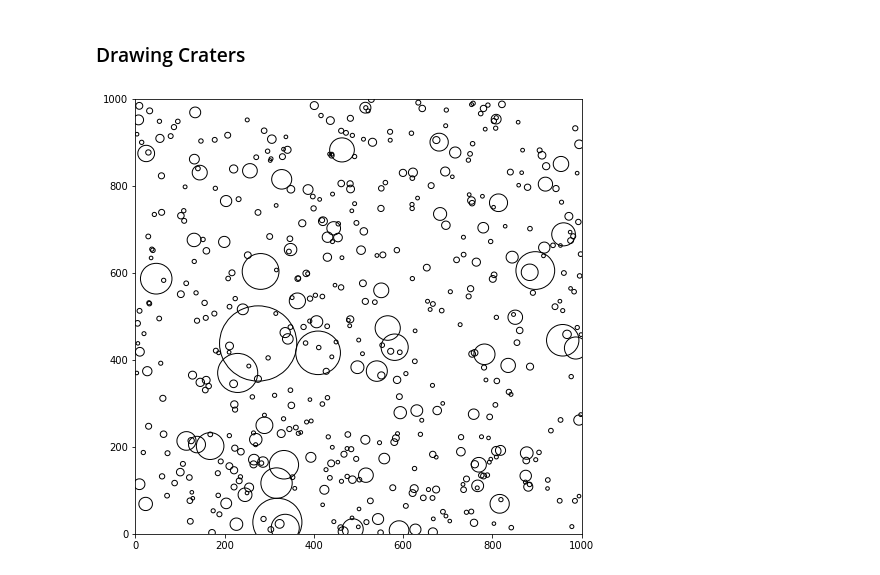
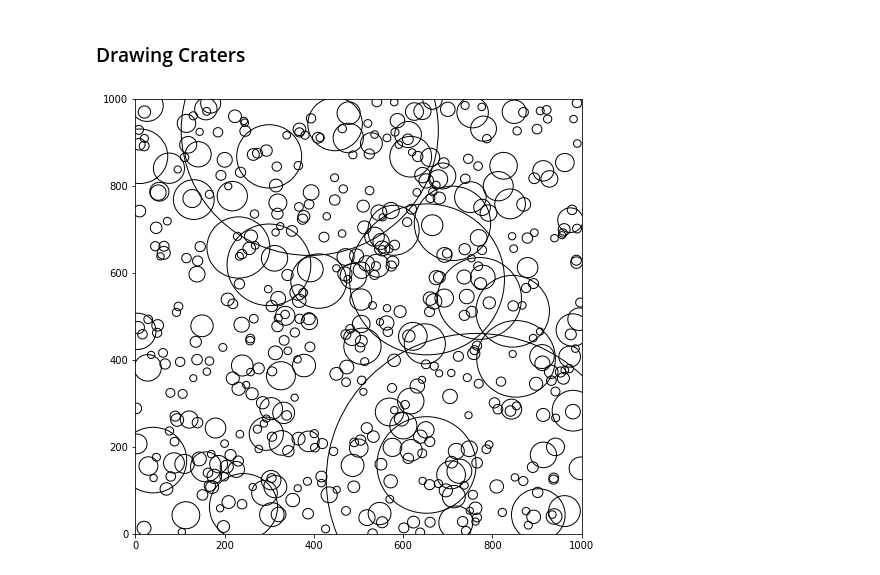
Before and after one commit to seanmason/saturation, a Jupyter notebook: notebooks/CraterDrawing.ipynb, the cells around one changed output. Saved outputs shown, nothing was run; the diff lists cells and outputs as text; code cells hidden in the pictures.

```diff
--- a/notebooks/CraterDrawing.ipynb
+++ b/notebooks/CraterDrawing.ipynb
@@ -8,24 +9,26 @@ from saturation.distributions import *
 # %% [markdown]
 ### Drawing Craters
+# %%
+def plot_crater(center: Location, radius: float, arc: Arc, size: float):
+    ax.add_patch(matplotlib.patches.Arc((center[0] * size, center[1] * size),
+                                        width=radius * 2,
+                                        height=radius * 2,
+                                        theta1=np.rad2deg(arc[0]),
+                                        theta2=np.rad2deg(arc[1])))
 # %%
 power_law_distribution = PowerLawProbabilityDistribution(slope=-2.8, min_value=8)
 craters = get_craters(500, power_law_distribution)
 # %%
 size = 1000
 
 fig, ax = plt.subplots(figsize=(8, 8))
 
 ax.set_xlim([0, size])
 ax.set_ylim([0, size])
 
 for crater in craters.itertuples():
-    center = (crater.x * size, crater.y * size)
-    ax.add_patch(matplotlib.patches.Arc(center,
-                                        width=crater.radius,
-                                        height=crater.radius,
-                                        theta1=0,
-                                        theta2=360))
+    plot_crater((crater.x, crater.y), crater.radius, (0, 2*np.pi), size)
 
 plt.show()
 # %% [output]
-[figure, old version]
+[figure, new version]
```
Also changed, not shown: parts of 1 cell of this notebook, 5 other files.
